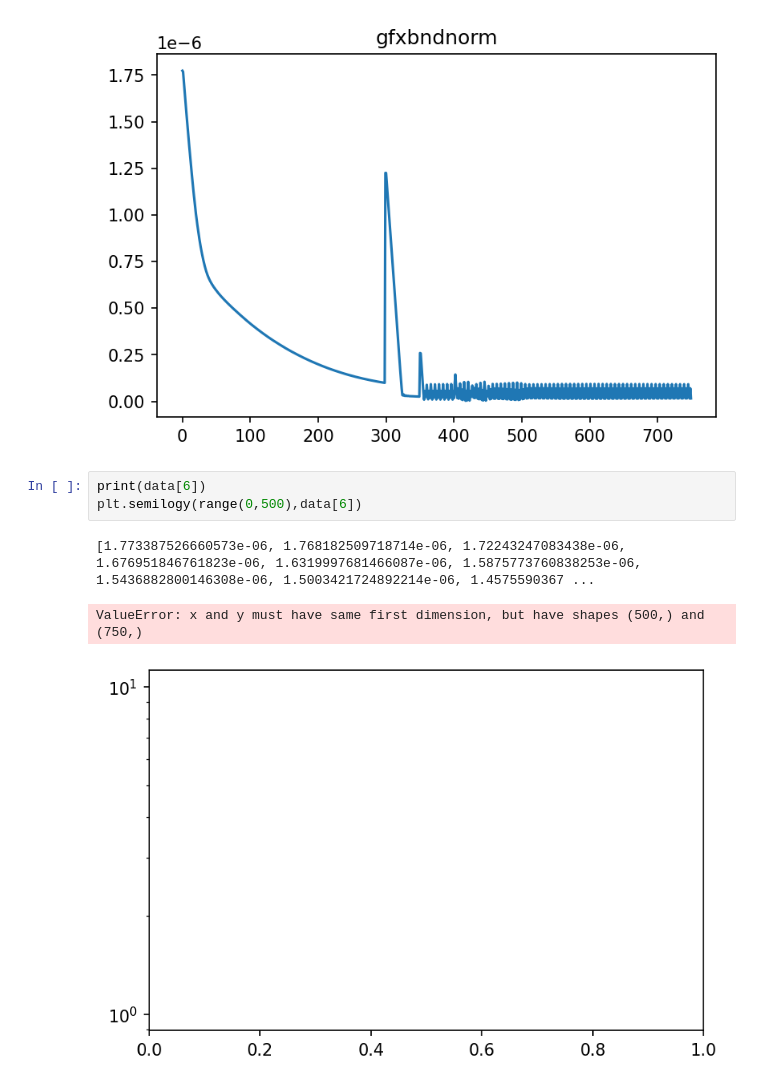
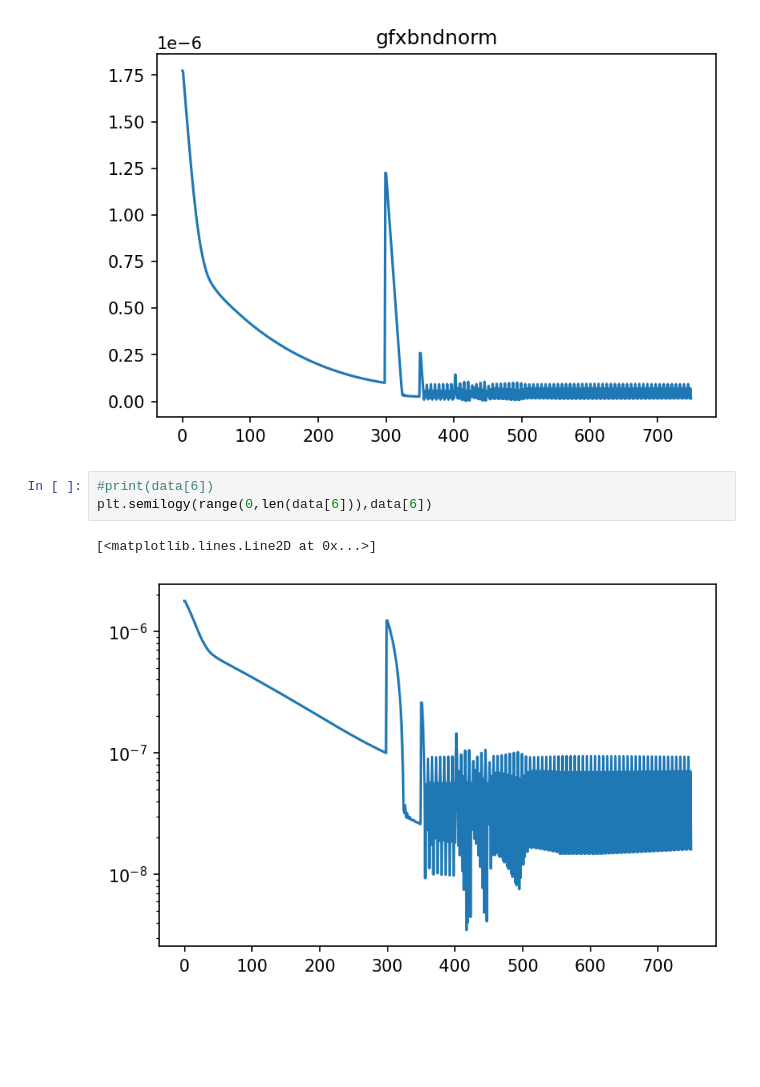
Before and after one commit to Alpel99/comp_math_SE, a Jupyter notebook: code/shape_opt_auto-bc_try.ipynb, the cells around one changed output. Drawn from its saved outputs; the diff is of its cells as text; blank space fills up the shorter version.

```diff
--- a/code/shape_opt_auto-bc_try.ipynb
+++ b/code/shape_opt_auto-bc_try.ipynb
@@ -353,9 +355,8 @@ for e in data:
 [figure]
 [figure]
 # %%
-print(data[6])
-plt.semilogy(range(0,500),data[6])
+#print(data[6])
+plt.semilogy(range(0,len(data[6])),data[6])
 # %% [output]
-[1.773387526660573e-06, 1.768182509718714e-06, 1.72243247083438e-06, 1.676951846761823e-06, 1.6319997681466087e-06, 1.5875773760838253e-06, 1.5436882800146308e-06, 1.5003421724892214e-06, 1.4575590367 ...
+[<matplotlib.lines.Line2D at 0x...>]
-ValueError: x and y must have same first dimension, but have shapes (500,) and (750,)
-[figure, old version]
+[figure, new version]
```
Also changed, not shown: parts of 2 cells of this notebook, 2 other files.
